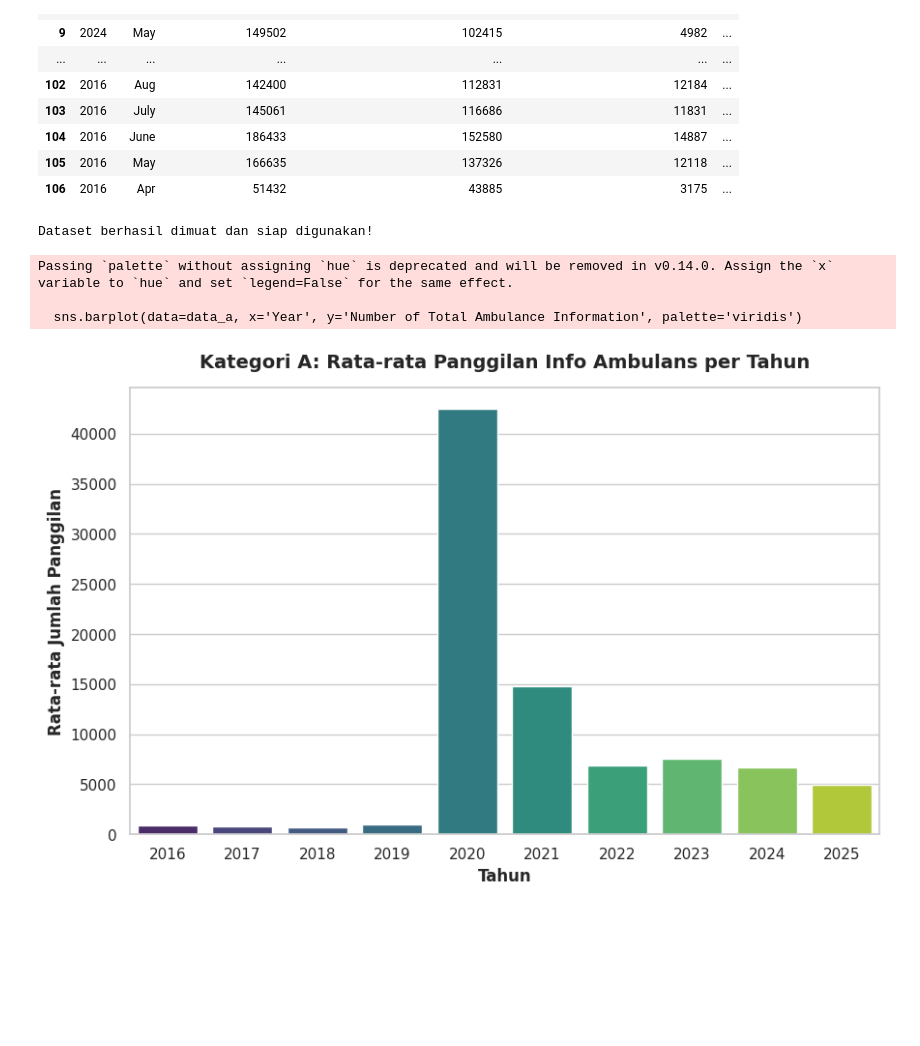
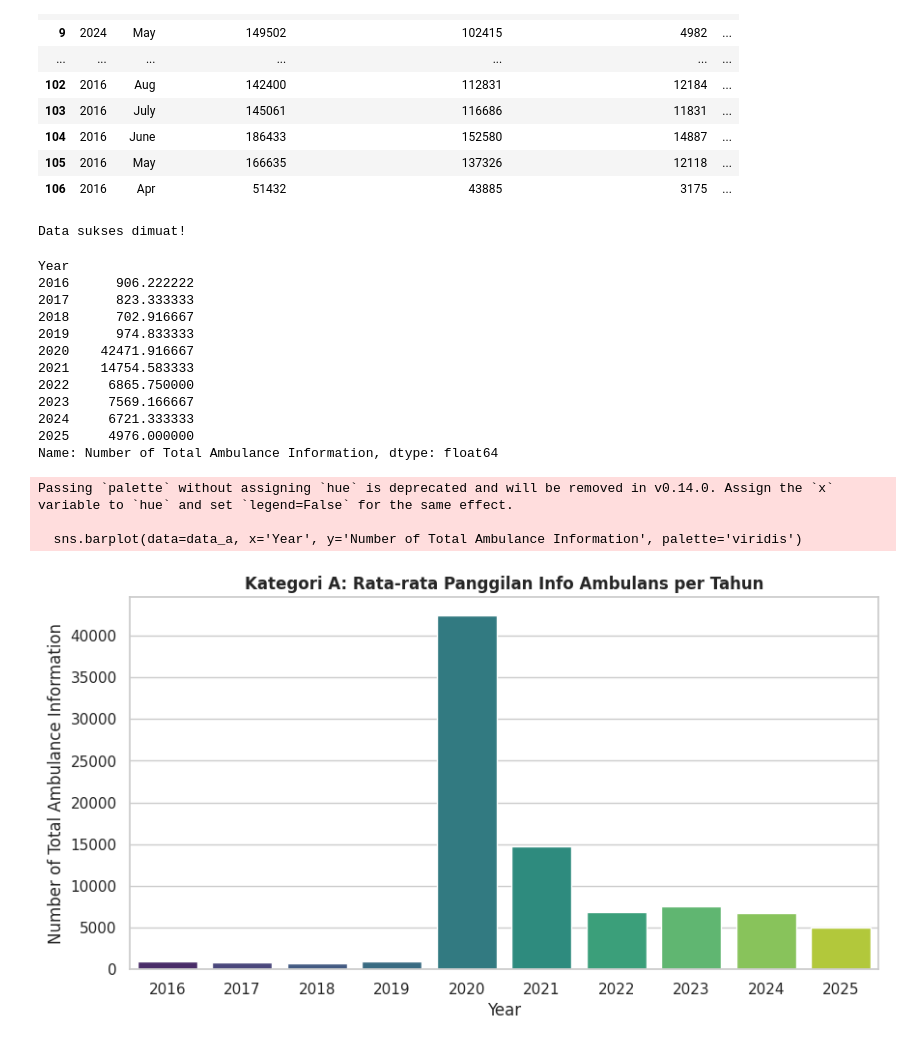
Before and after one commit to Muhafikri-ARC/Post-Test_Kelompok-2, a Jupyter notebook: Post Test Kelompok 2.ipynb, the cells around one changed output. Cells and saved outputs as stored; diff of their text form; code cells hidden in the pictures; blank space fills up the shorter version.

```diff
--- a/Post Test Kelompok 2.ipynb
+++ b/Post Test Kelompok 2.ipynb
@@ -31,40 +31,38 @@ import pandas as pd
 import matplotlib.pyplot as plt
 import seaborn as sns
 
-# 1. LOAD DATASET
-file_path = '/content/Kelas G_Fixed Call Report.csv'
-df = pd.read_csv(file_path)
-
-# Pembersihan spasi gaib pada nama kolom dan isi data bulan
+df = pd.read_csv('/content/Kelas G_Fixed Call Report.csv')
 df.columns = df.columns.str.strip()
 df['Month'] = df['Month'].astype(str).str.strip()
-
-# Mengatur urutan bulan berdasarkan format teks unik di dataset Anda ('June', 'July', 'Sept')
 months_order = ['Jan', 'Feb', 'Mar', 'Apr', 'May', 'June', 'July', 'Aug', 'Sept', 'Oct', 'Nov', 'Dec']
 df['Month'] = pd.Categorical(df['Month'], categories=months_order, ordered=True)
-
-print("Dataset berhasil dimuat dan siap digunakan!")
+print("Data sukses dimuat!")
 # %% [output]
-Dataset berhasil dimuat dan siap digunakan!
+Data sukses dimuat!
+# %%
+# Kode untuk mengecek rata-rata asli per tahun
+print(df.groupby('Year')['Number of Total Ambulance Information'].mean())
+# %% [output]
+Year
+2016      906.222222
+2017      823.333333
+2018      702.916667
+2019      974.833333
+2020    42471.916667
+2021    14754.583333
+2022     6865.750000
+2023     7569.166667
+2024     6721.333333
+2025     4976.000000
+Name: Number of Total Ambulance Information, dtype: float64
 # %%
-# Mengatur tema visual
-sns.set_theme(style="whitegrid")
-plt.figure(figsize=(10, 6))
-
-# Menghitung rata-rata Info Ambulans per Tahun
+plt.figure(figsize=(10, 5))
 data_a = df.groupby('Year')['Number of Total Ambulance Information'].mean().reset_index()
-
-# Membuat Bar Chart
 sns.barplot(data=data_a, x='Year', y='Number of Total Ambulance Information', palette='viridis')
-
-# Atribut Grafik
-plt.title('Kategori A: Rata-rata Panggilan Info Ambulans per Tahun', fontweight='bold', fontsize=14, pad=15)
-plt.xlabel('Tahun', fontweight='bold')
-plt.ylabel('Rata-rata Jumlah Panggilan', fontweight='bold')
-
+plt.title('Kategori A: Rata-rata Panggilan Info Ambulans per Tahun', fontweight='bold')
 plt.show()
 # %% [output]
 Passing `palette` without assigning `hue` is deprecated and will be removed in v0.14.0. Assign the `x` variable to `hue` and set `legend=False` for the same effect.
 
   sns.barplot(data=data_a, x='Year', y='Number of Total Ambulance Information', palette='viridis')
-[figure, old version]
+[figure, new version]
```
Also changed, not shown: parts of 7 cells of this notebook.
